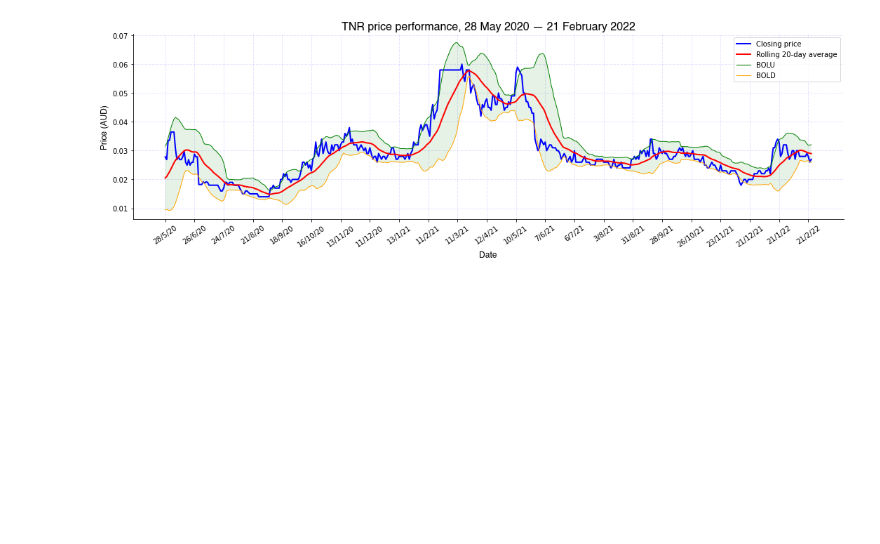
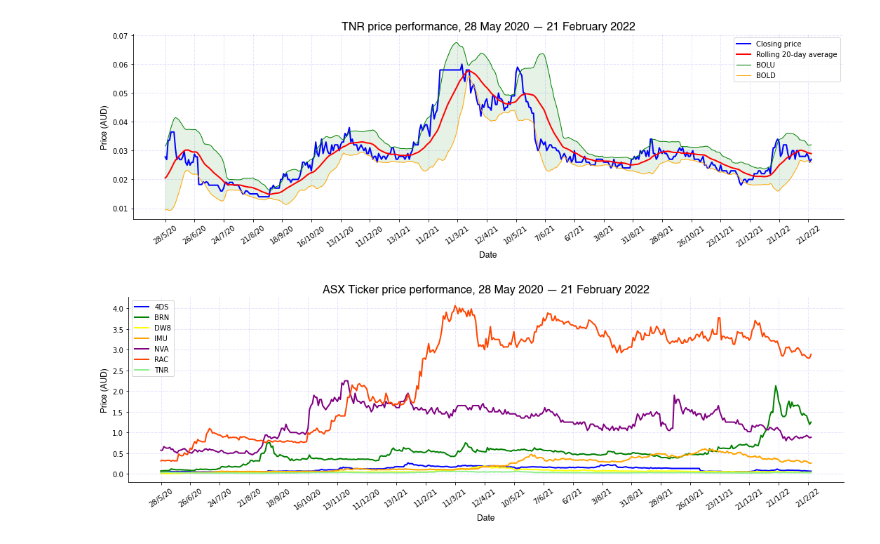
Before and after one commit to mnperic/asx-profit-loss, a Jupyter notebook: asx-profit-loss.ipynb, the cells around one changed output. Saved outputs shown, nothing was run; the diff lists cells and outputs as text; code cells hidden in the pictures; blank space fills up the shorter version.

```diff
--- a/asx-profit-loss.ipynb
+++ b/asx-profit-loss.ipynb
@@ -551,3 +537,43 @@ plt.savefig("/Users/minoperic/Data Analytics/Data Investigations/asx-profit-loss
 plt.show()
 # %% [output]
 [figure]
+# %%
+# Plotting comparision price performance of all stocks
+
+# Font families
+font_1 = {'family':'helvetica','color':'black','size':16}
+font_2 = {'family':'helvetica','color':'black','size':12}
+
+# Plotting
+plt.figure(figsize=(15,5))
+plt.plot(fourds_df["Date"], fourds_df["Adj Close"], color='blue', linewidth=2, label="4DS")
+#plt.plot(fourds_df["Date"], aftp_df["Adj Close"], color='red', linewidth=2, label="AFTP")
+plt.plot(fourds_df["Date"], brn_df["Adj Close"], color='green', linewidth=2, label="BRN")
+plt.plot(fourds_df["Date"], dw8_df["Adj Close"], color='yellow', linewidth=2, label="DW8")
+plt.plot(fourds_df["Date"], imu_df["Adj Close"], color='orange', linewidth=2, label="IMU")
+plt.plot(fourds_df["Date"], nva_df["Adj Close"], color='purple', linewidth=2, label="NVA")
+plt.plot(fourds_df["Date"], rac_df["Adj Close"], color='orangered', linewidth=2, label="RAC")
+plt.plot(fourds_df["Date"], tnr_df["Adj Close"], color='lightgreen', linewidth=2, label="TNR")
+
+plt.title("ASX Ticker price performance, 28 May 2020 — 21 February 2022", fontdict = font_1)
+plt.xlabel("Date", fontdict = font_2)
+plt.ylabel("Price (AUD)", fontdict = font_2)
+plt.legend()
+
+plt.xticks((fourds_df['Date'])[::20], rotation=35)
+
+# Aesthetics
+
+matplotlib.pyplot.grid(visible=True, which='both', axis='both',
+                       color='blue', alpha=0.1, dash_capstyle='butt', dash_joinstyle='bevel',
+                       linestyle='--', linewidth=1)
+
+plt.gca().spines['top'].set_visible(False)
+plt.gca().spines['right'].set_visible(False)
+plt.tight_layout()
+
+# Save and show
+plt.savefig("/Users/minoperic/Data Analytics/Data Investigations/asx-profit-loss/Images/market_performance.png", dpi=300)
+plt.show()
+# %% [output]
+[figure, added]
```
Also changed, not shown: parts of 9 cells of this notebook, 9 other files.
